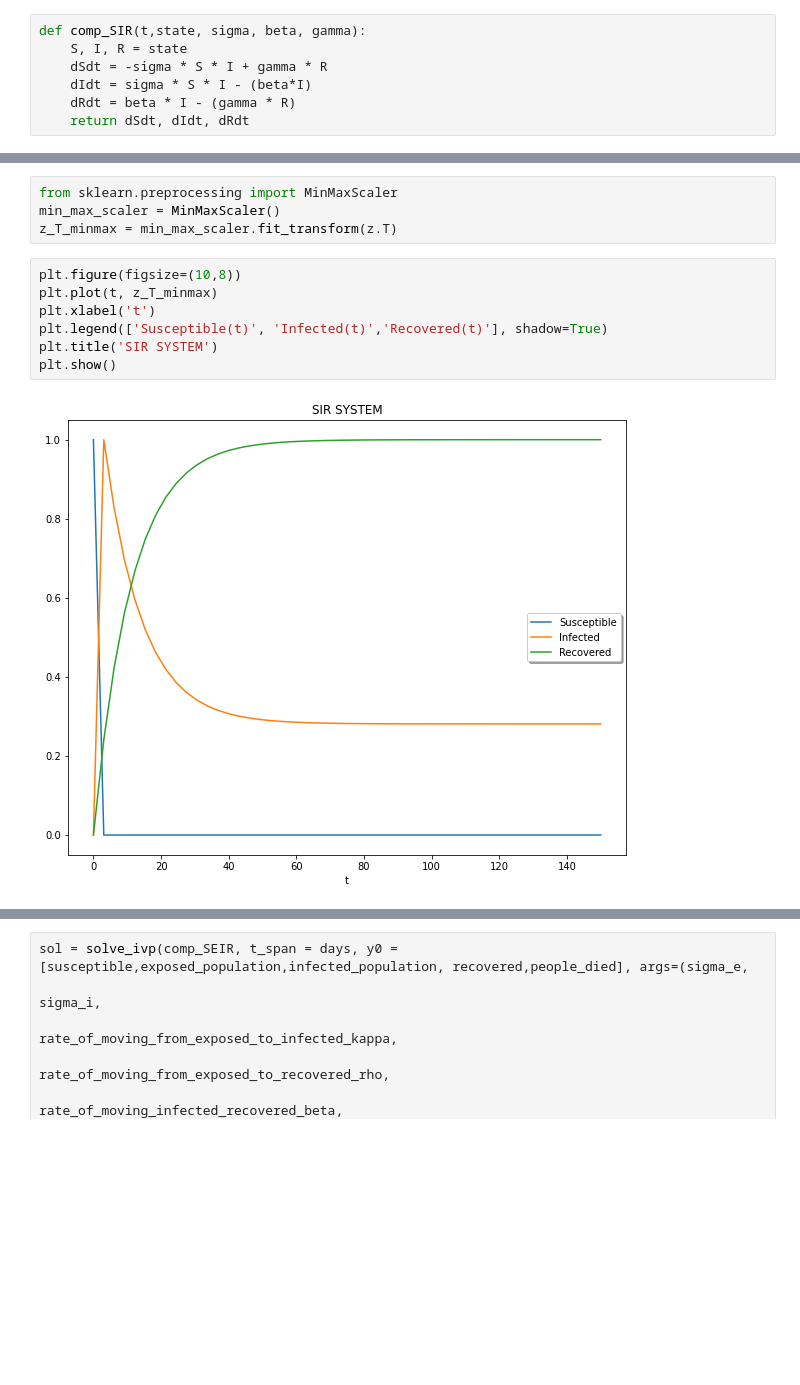
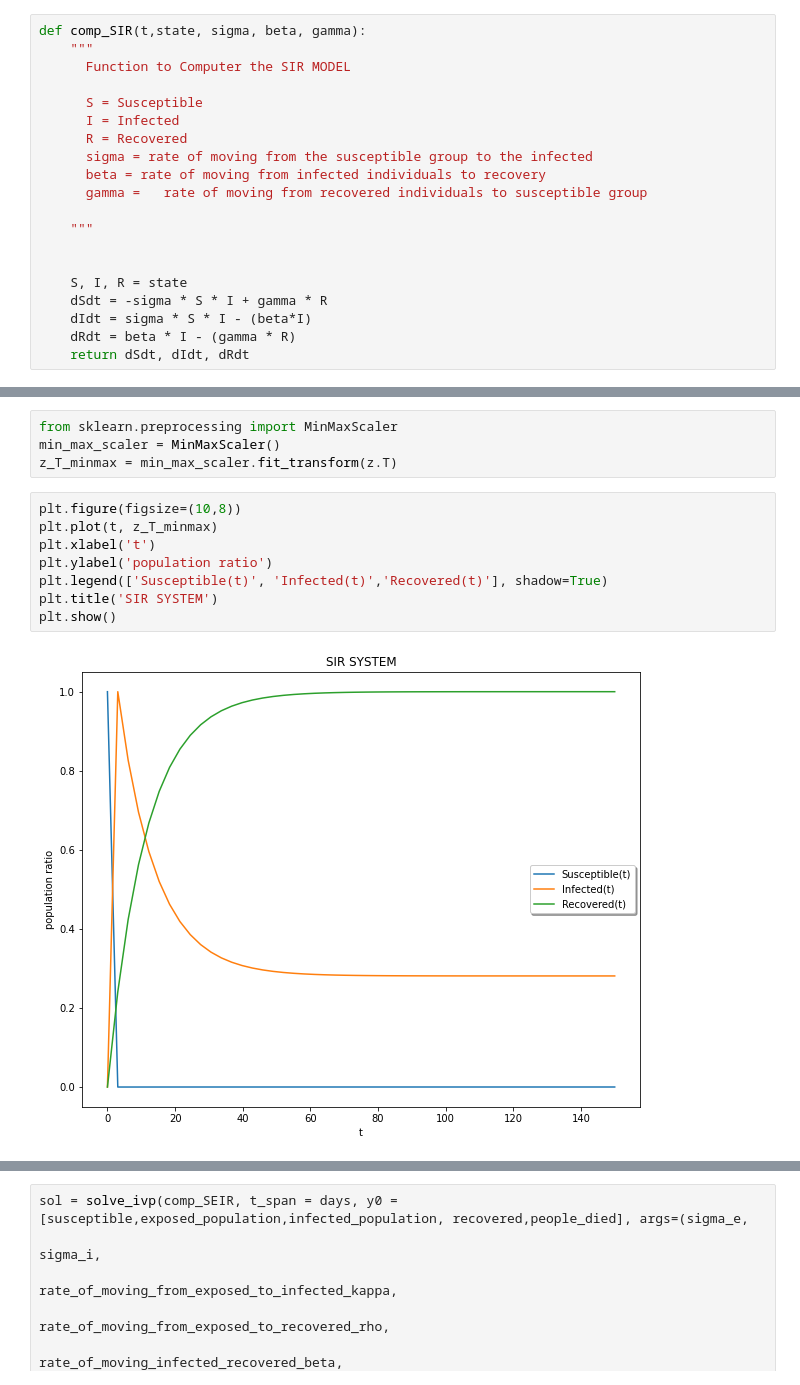
Before and after one commit to shivambajaj5329/SIER_SIR_Modelling, a Jupyter notebook: BMI500_Week_11_SUbmission_Q2.ipynb, the cells around one changed output, grey strips where cells are left out. Cells and saved outputs as stored; diff of their text form; blank space fills up the shorter version.

```diff
--- a/BMI500_Week_11_SUbmission_Q2.ipynb
+++ b/BMI500_Week_11_SUbmission_Q2.ipynb
@@ -20,5 +22,18 @@ $$
 # %%
 def comp_SIR(t,state, sigma, beta, gamma):
+    """
+      Function to Computer the SIR MODEL
+
+      S = Susceptible
+      I = Infected
+      R = Recovered
+      sigma = rate of moving from the susceptible group to the infected
+      beta = rate of moving from infected individuals to recovery
+      gamma =   rate of moving from recovered individuals to susceptible group
+
+    """
+
+
     S, I, R = state
     dSdt = -sigma * S * I + gamma * R
     dIdt = sigma * S * I - (beta*I)
@@ -44,12 +60,13 @@ z_T_minmax = min_max_scaler.fit_transform(z.T)
 # %%
 plt.figure(figsize=(10,8))
 plt.plot(t, z_T_minmax)
 plt.xlabel('t')
+plt.ylabel('population ratio')
 plt.legend(['Susceptible(t)', 'Infected(t)','Recovered(t)'], shadow=True)
 plt.title('SIR SYSTEM')
 plt.show()
 # %% [output]
-[figure, old version]
+[figure, new version]
 # %% [markdown]
 Model I:
 $$
```
Also changed, not shown: parts of 7 cells of this notebook.
